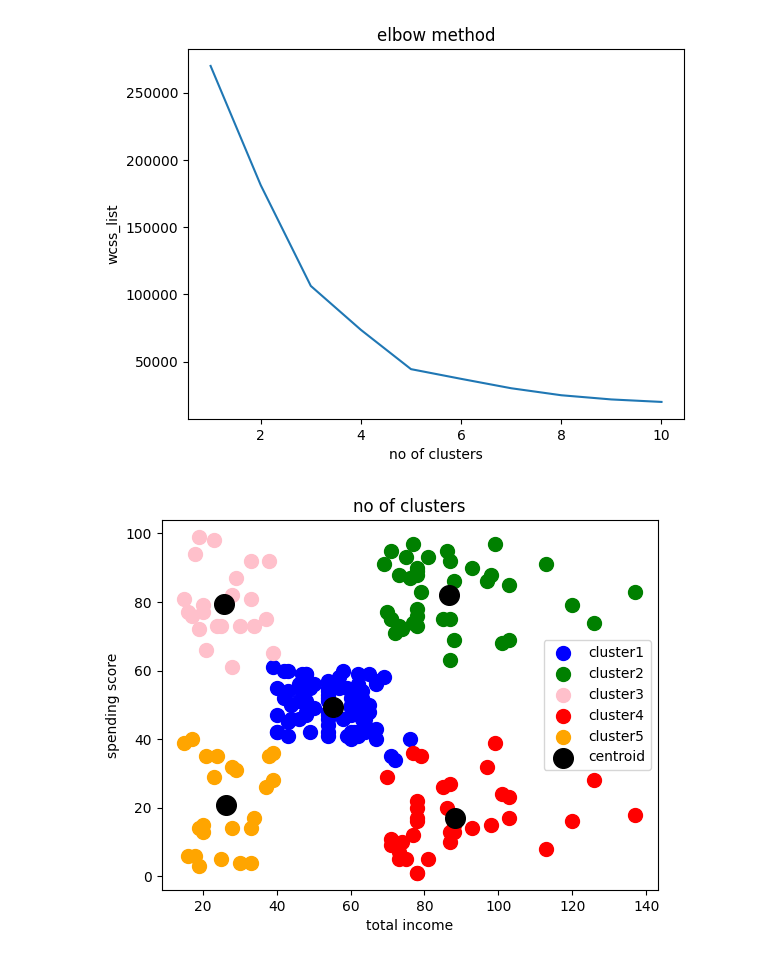
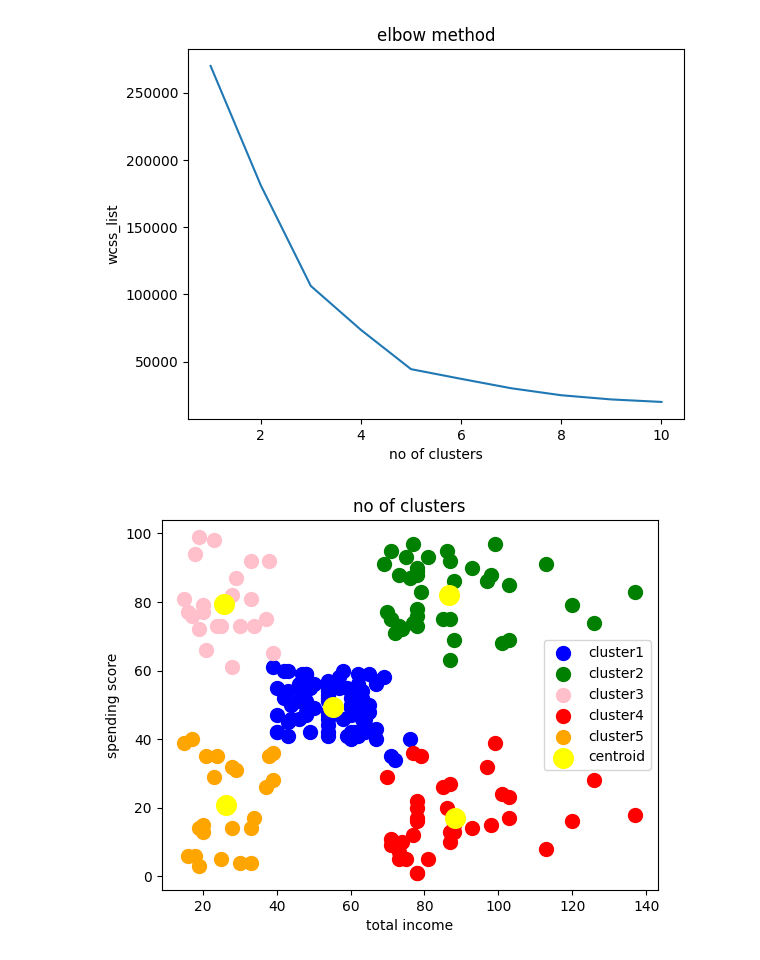
Before and after one commit to vinuta2363/university, a Jupyter notebook: CIE_4.ipynb, the cells around one changed output. Cells and saved outputs as stored; diff of their text form; code cells hidden in the pictures.

```diff
--- a/CIE_4.ipynb
+++ b/CIE_4.ipynb
@@ -38,16 +38,16 @@ plt.show()
 # %%
 kmeans=KMeans(n_clusters=5,init='k-means++',random_state=42,n_init=10)
 y_predict=kmeans.fit_predict(x)
 plt.scatter(x[y_predict==0, 0], x[y_predict==0, 1], s=100, c='blue', label='cluster1')
 plt.scatter(x[y_predict==1, 0], x[y_predict==1, 1], s=100, c='green', label='cluster2')
 plt.scatter(x[y_predict==2, 0], x[y_predict==2, 1], s=100, c='pink', label='cluster3')
 plt.scatter(x[y_predict==3, 0], x[y_predict==3, 1], s=100, c='red', label='cluster4')
 plt.scatter(x[y_predict==4, 0], x[y_predict==4, 1], s=100, c='orange', label='cluster5')
-plt.scatter(kmeans.cluster_centers_[:,0],kmeans.cluster_centers_[:,1],s=200,c="black",label="centroid")
+plt.scatter(kmeans.cluster_centers_[:,0],kmeans.cluster_centers_[:,1],s=200,c="yellow",label="centroid")
 plt.title("no of clusters")
 plt.xlabel("total income")
 plt.ylabel("spending score")
 plt.legend()
 plt.show()
 # %% [output]
-[figure, old version]
+[figure, new version]
```
